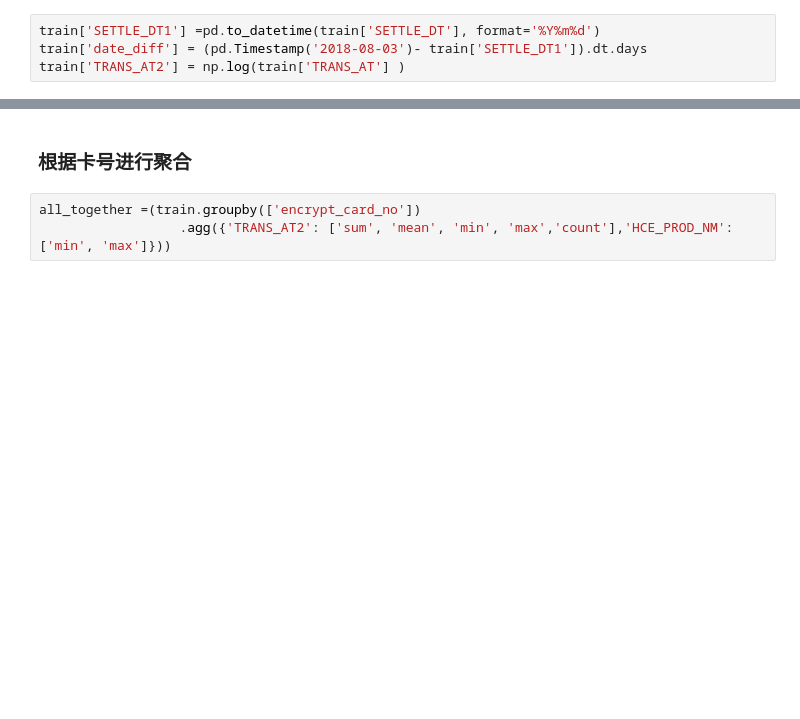
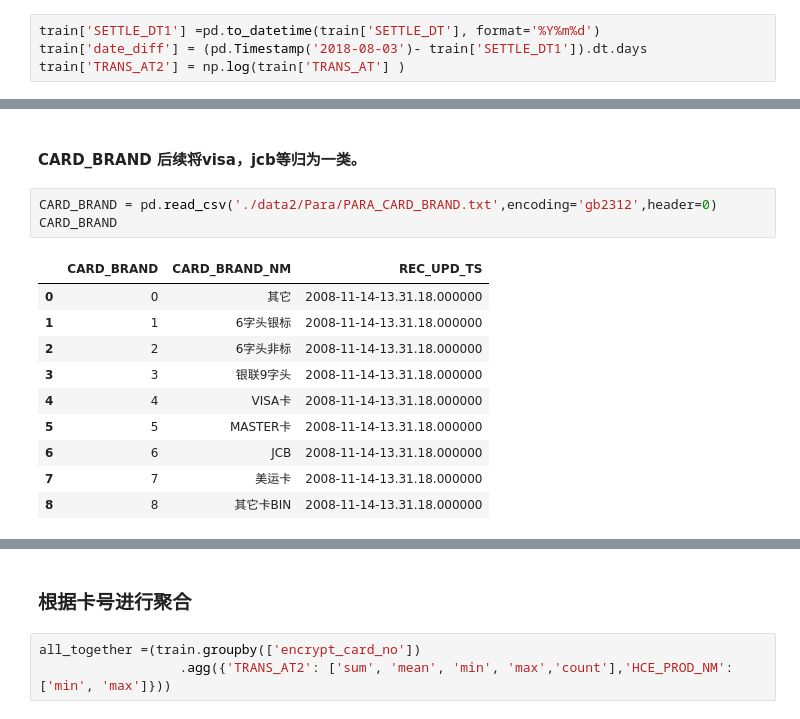
Before and after one commit to niuoo/halo, a Jupyter notebook: card2.ipynb, the cells around one changed output, grey strips where cells are left out. Drawn from its saved outputs; the diff is of its cells as text; blank space fills up the shorter version.

```diff
--- a/card2.ipynb
+++ b/card2.ipynb
@@ -105,0 +130,16 @@ train['TRANS_AT2'] = np.log(train['TRANS_AT'] )
+# %% [markdown]
+#### CARD_BRAND 后续将visa，jcb等归为一类。
+# %%
+CARD_BRAND = pd.read_csv('./data2/Para/PARA_CARD_BRAND.txt',encoding='gb2312',header=0)
+CARD_BRAND
+# %% [output]
+|  | CARD_BRAND | CARD_BRAND_NM | REC_UPD_TS |
+| 0 | 0 | 其它 | 2008-11-14-13.31.18.000000 |
+| 1 | 1 | 6字头银标 | 2008-11-14-13.31.18.000000 |
+| 2 | 2 | 6字头非标 | 2008-11-14-13.31.18.000000 |
+| 3 | 3 | 银联9字头 | 2008-11-14-13.31.18.000000 |
+| 4 | 4 | VISA卡 | 2008-11-14-13.31.18.000000 |
+| 5 | 5 | MASTER卡 | 2008-11-14-13.31.18.000000 |
+| 6 | 6 | JCB | 2008-11-14-13.31.18.000000 |
+| 7 | 7 | 美运卡 | 2008-11-14-13.31.18.000000 |
+| 8 | 8 | 其它卡BIN | 2008-11-14-13.31.18.000000 |
```
Also changed, not shown: parts of 11 cells of this notebook.
